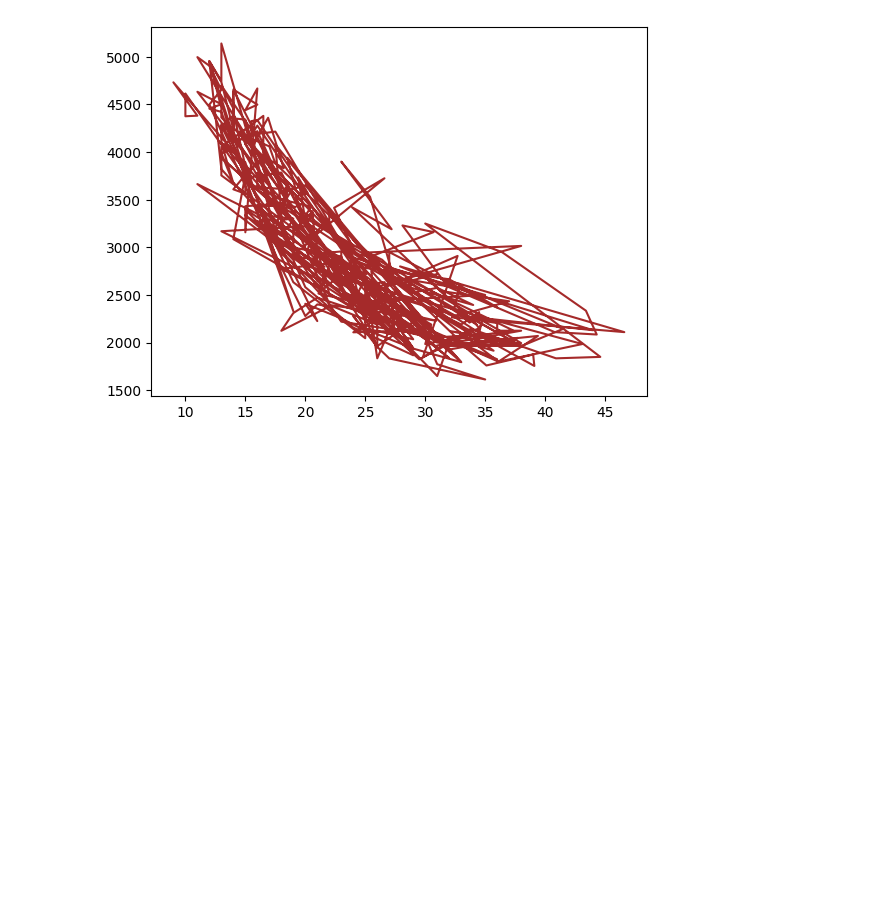
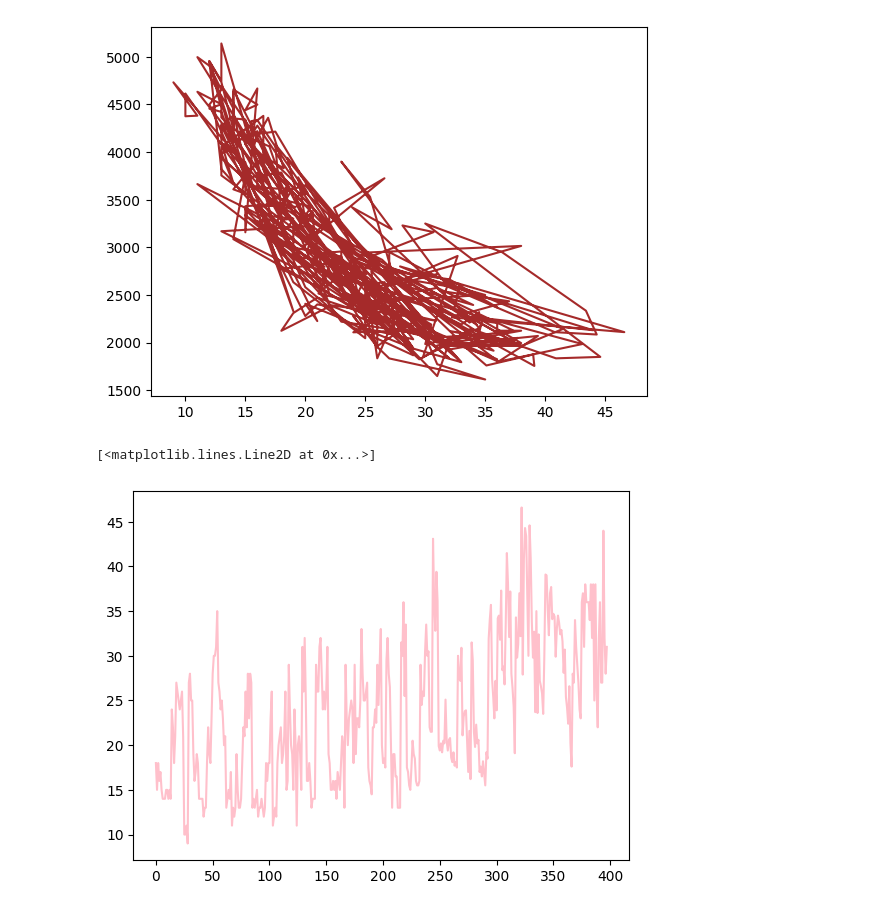
Before and after one commit to geershatisaxena/mpg-Data-Analysis, a Jupyter notebook: matplotlib.ipynb, the cells around one changed output. Saved outputs shown, nothing was run; the diff lists cells and outputs as text; code cells hidden in the pictures; blank space fills up the shorter version.

Commit message:
final plots

```diff
--- a/matplotlib.ipynb
+++ b/matplotlib.ipynb
@@ -54,3 +54,8 @@ plt.plot(df["mpg"], df["weight"], color="brown")
 # %% [output]
 [<matplotlib.lines.Line2D at 0x...>]
 [figure]
+# %%
+plt.plot(df["mpg"], color="pink")
+# %% [output]
+[<matplotlib.lines.Line2D at 0x...>]
+[figure, added]
```
Also changed, not shown: parts of 101 cells of this notebook.
